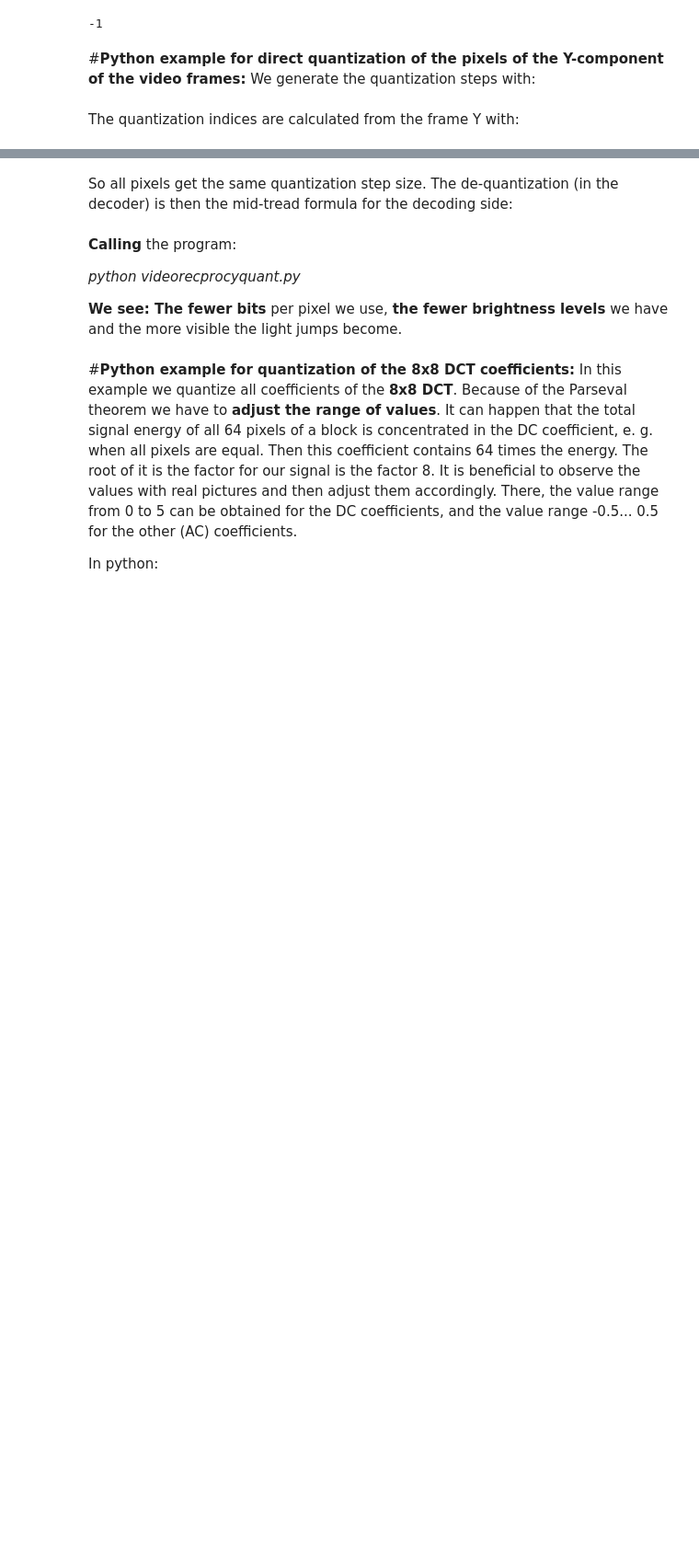
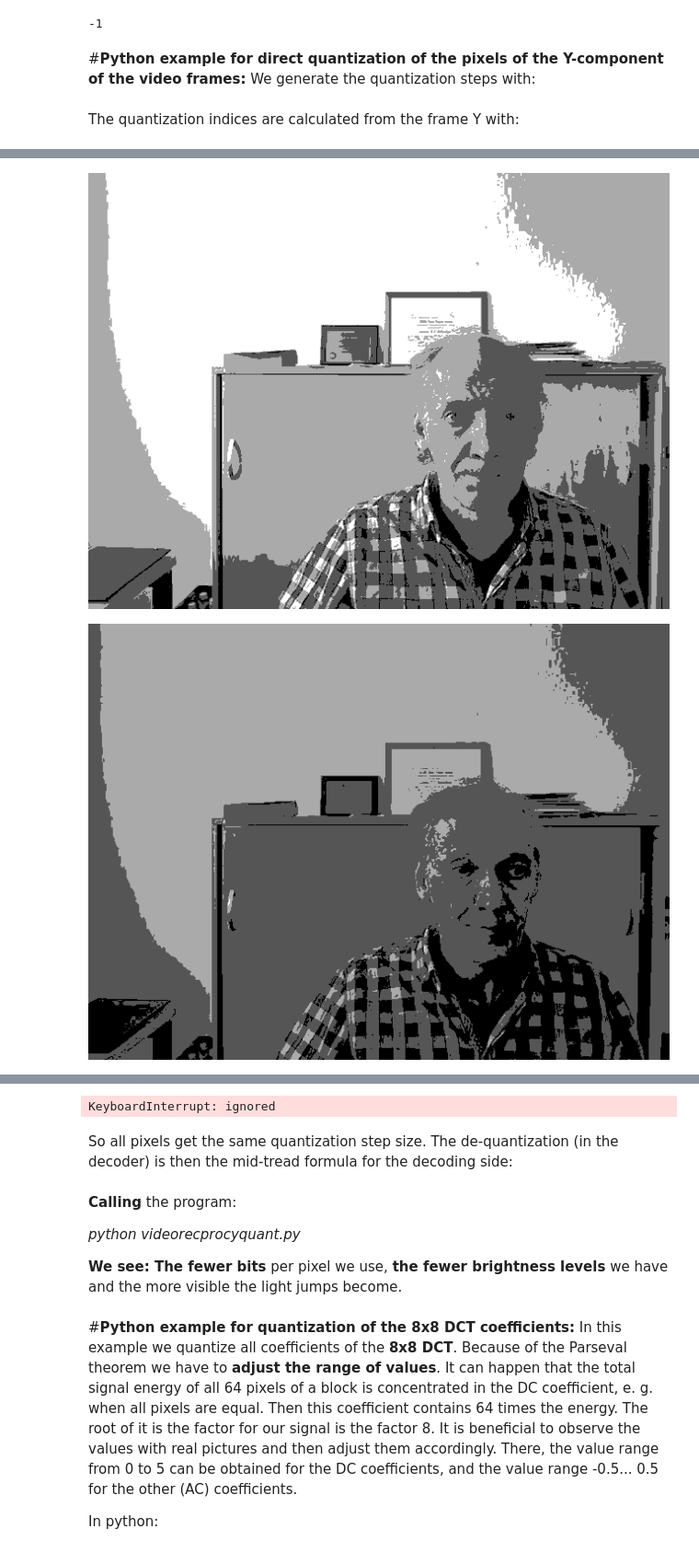
Before and after one commit to TUIlmenauAMS/GVT_Lecture_Colab, a Jupyter notebook: GVT_V7.ipynb, the cells around one changed output, grey strips where cells are left out. Shown at 92% size. Cells and saved outputs as stored; diff of their text form; code cells hidden in the pictures; blank space fills up the shorter version.

```diff
--- a/GVT_V7.ipynb
+++ b/GVT_V7.ipynb
@@ -289,19 +289,24 @@ def video_frame():
   return data
 # %%
 import cv2
-
+from google.colab.patches import cv2_imshow
+#from IPython.display import clear_output
 # Get the webcam stream and forward it to python
 video_stream()
 
 while True:
     frame_js = video_frame()
     if not frame_js:
         break
     img = jsob_to_image(frame_js["img"])
+    Y=(0.114*img[:,:,0]+0.587*img[:,:,1]+0.299*img[:,:,2])/255;
 
-Y=(0.114*img[:,:,0]+0.587*img[:,:,1]+0.299*img[:,:,2])/255;
-
-#Apply mid-tread for the encoder:
-indices=np.round(Y/quantstufe)
+    #Apply mid-tread for the encoder:
+    indices=np.round(Y/quantstufe)
+    Yrek=indices*quantstufe
+    #clear_output()
+    cv2_imshow(Yrek*255)
 # %% [output]
 [interactive output not drawn]
+[figure, added]
+[figure, added]
@@ -308,3 +314,4 @@ indices=np.round(Y/quantstufe)
+KeyboardInterrupt: ignored
 # %% [markdown]
 So all pixels get the same quantization step size.
 The de-quantization (in the decoder) is then the mid-tread formula for the decoding side:
```
Also changed, not shown: parts of 2 cells of this notebook.
